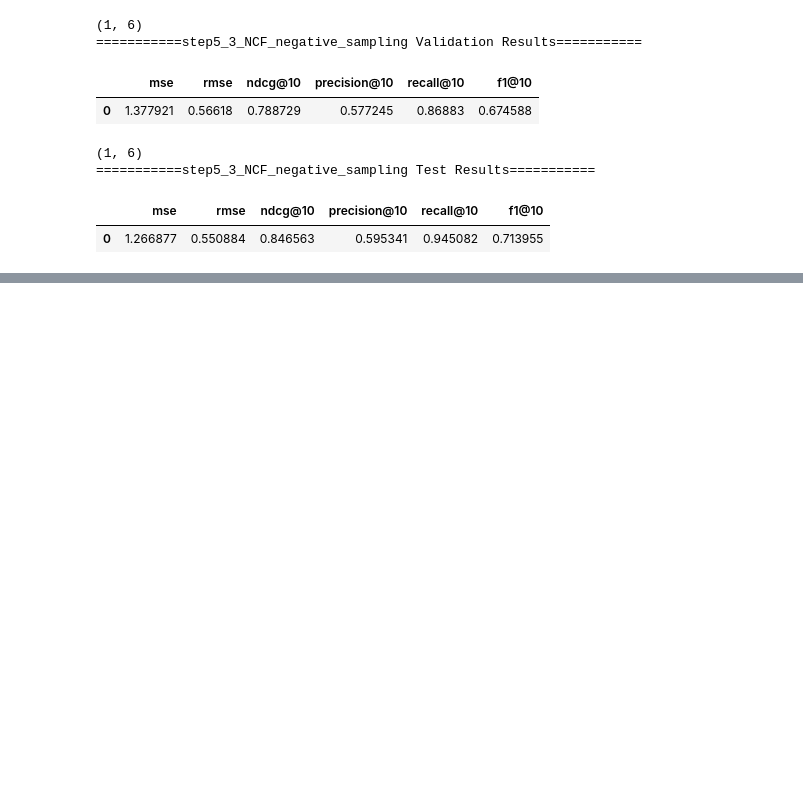
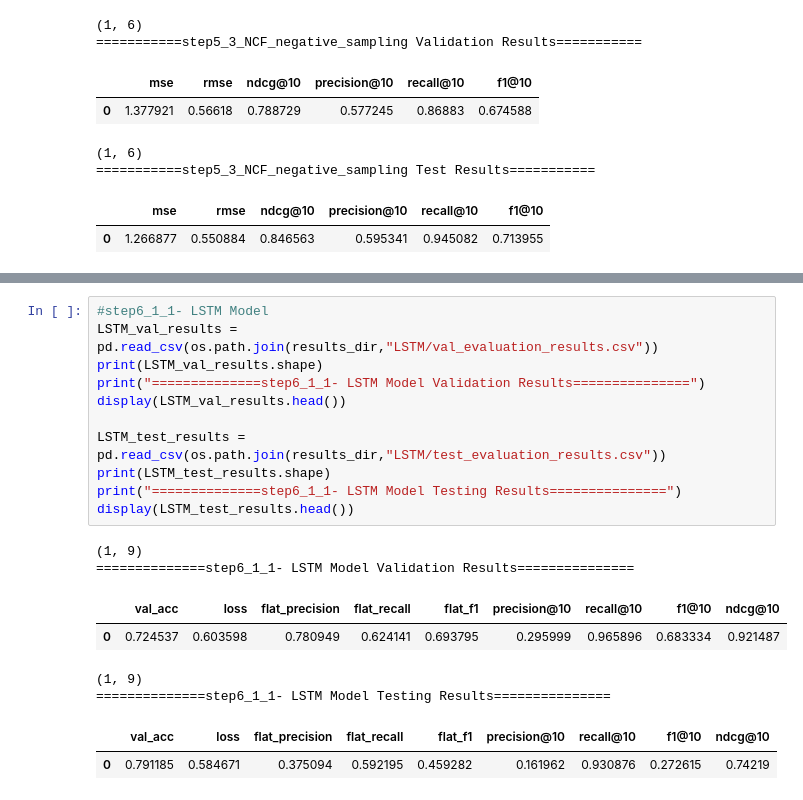
Before and after one commit to prppy/bt4222_group_6_amazon, a Jupyter notebook: notebooks/step7_evaluation.ipynb, the cells around one changed output, grey strips where cells are left out. Cells and saved outputs as stored; diff of their text form; blank space fills up the shorter version.

```diff
--- a/notebooks/step7_evaluation.ipynb
+++ b/notebooks/step7_evaluation.ipynb
@@ -251,0 +272,20 @@ dtype: float64
+# %%
+#step6_1_1- LSTM Model
+LSTM_val_results = pd.read_csv(os.path.join(results_dir,"LSTM/val_evaluation_results.csv"))
+print(LSTM_val_results.shape)
+print("==============step6_1_1- LSTM Model Validation Results===============")
+display(LSTM_val_results.head())
+
+LSTM_test_results = pd.read_csv(os.path.join(results_dir,"LSTM/test_evaluation_results.csv"))
+print(LSTM_test_results.shape)
+print("==============step6_1_1- LSTM Model Testing Results===============")
+display(LSTM_test_results.head())
+# %% [output]
+(1, 9)
+==============step6_1_1- LSTM Model Validation Results===============
+|  | val_acc | loss | flat_precision | flat_recall | flat_f1 | precision@10 | recall@10 | f1@10 | ndcg@10 |
+| 0 | 0.724537 | 0.603598 | 0.780949 | 0.624141 | 0.693795 | 0.295999 | 0.965896 | 0.683334 | 0.921487 |
+(1, 9)
+==============step6_1_1- LSTM Model Testing Results===============
+|  | val_acc | loss | flat_precision | flat_recall | flat_f1 | precision@10 | recall@10 | f1@10 | ndcg@10 |
+| 0 | 0.791185 | 0.584671 | 0.375094 | 0.592195 | 0.459282 | 0.161962 | 0.930876 | 0.272615 | 0.74219 |
```
Also changed, not shown: parts of 11 cells of this notebook, 40 other files.
